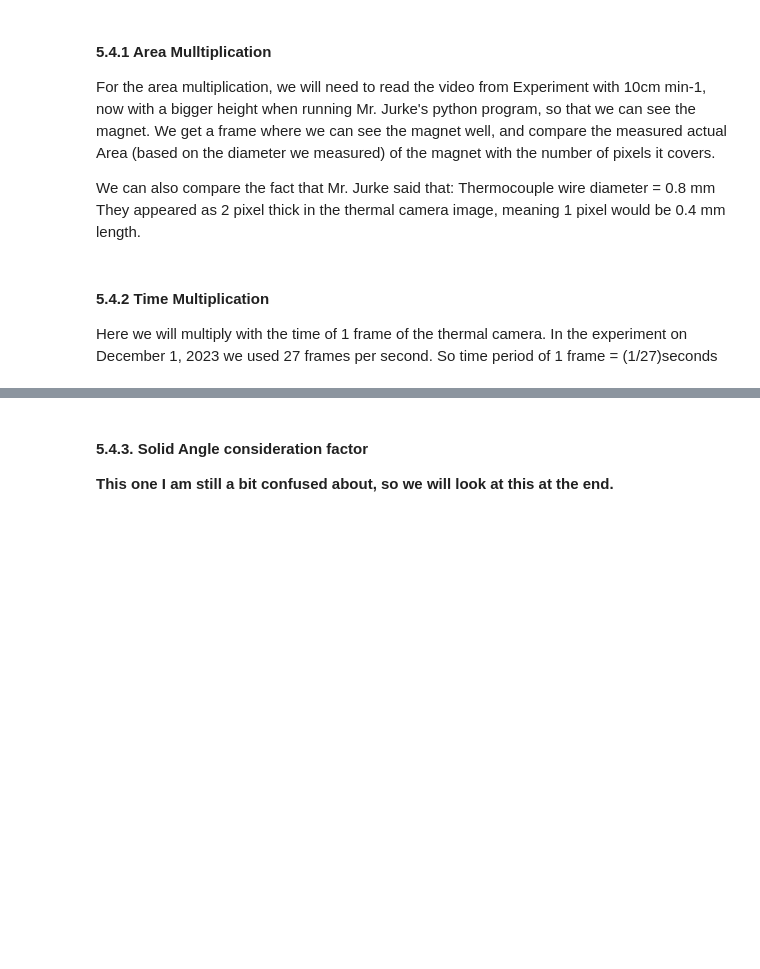
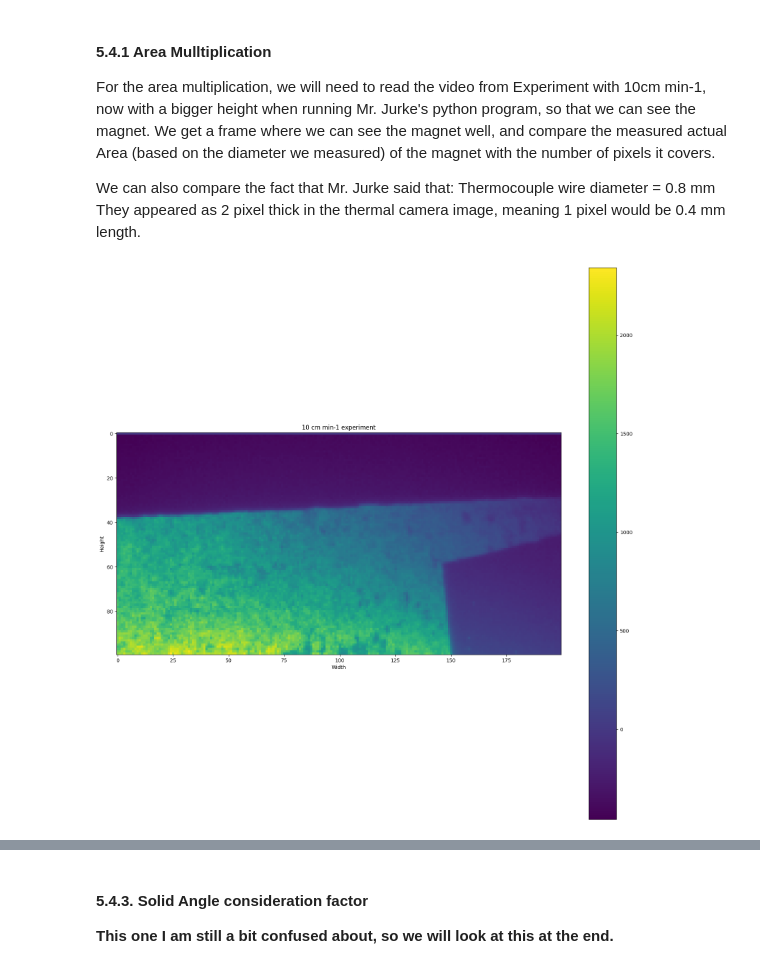
Before and after one commit to KaushalTimilsina/ResearchProject, a Jupyter notebook: Integration.ipynb, the cells around one changed output, grey strips where cells are left out. Cells and saved outputs as stored; diff of their text form; code cells hidden in the pictures; blank space fills up the shorter version.

```diff
--- a/Integration.ipynb
+++ b/Integration.ipynb
@@ -4873,8 +4873,27 @@ We get a frame where we can see the magnet well, and compare the measured actual
 We can also compare the fact that Mr. Jurke said that:
 Thermocouple wire diameter = 0.8 mm
 They appeared as 2 pixel thick in the thermal camera image, meaning 1 pixel would be 0.4 mm length.
-# %% [markdown]
-#### 5.4.2 Time Multiplication
-Here we will multiply with the time of 1 frame of the thermal camera.
-In the experiment on December 1, 2023 we used 27 frames per second.
-So time period of 1 frame = (1/27)seconds
+# %%
+# Let's read the thermocouple data from the pickle file on 180 A 10 cm min-1 experiment into a pandas dataframe
+# The height of 0 to 100 was set when running Mr. Jurke's python file
+_10cm_0_to_100_height = pd.read_pickle('/home/kushik/Kushik/TU Chemnitz/WS 23 24/Research Project/Emissivity/GitHub/ResearchProject/Experiment Dec 1/Processed Data/180A_10cm_min 0 to 100 height.pkl')
+# %%
+# Let's make a color plot of one frame of the data and see what it looks like
+# Set the size of the figure
+fig, ax = plt.subplots(figsize=(20, 20))
+
+# Display the image at frame 2377
+im = ax.imshow(_10cm_0_to_100_height[3600], cmap='viridis')
+
+# Add colorbar
+cbar = plt.colorbar(im)
+
+# Add labels and title
+ax.set_xlabel('Width')
+ax.set_ylabel('Height')
+ax.set_title('10 cm min-1 experiment')
+
+# Show the plot
+plt.show()
+# %% [output]
+[figure, added]
```
Also changed, not shown: parts of 14 cells of this notebook.
